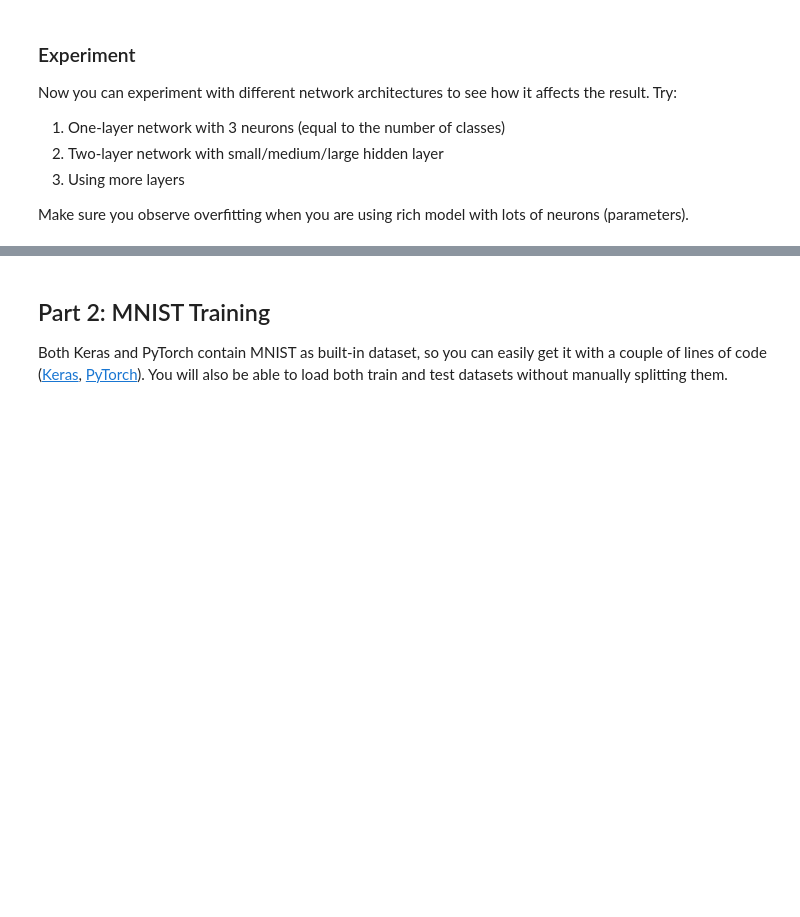
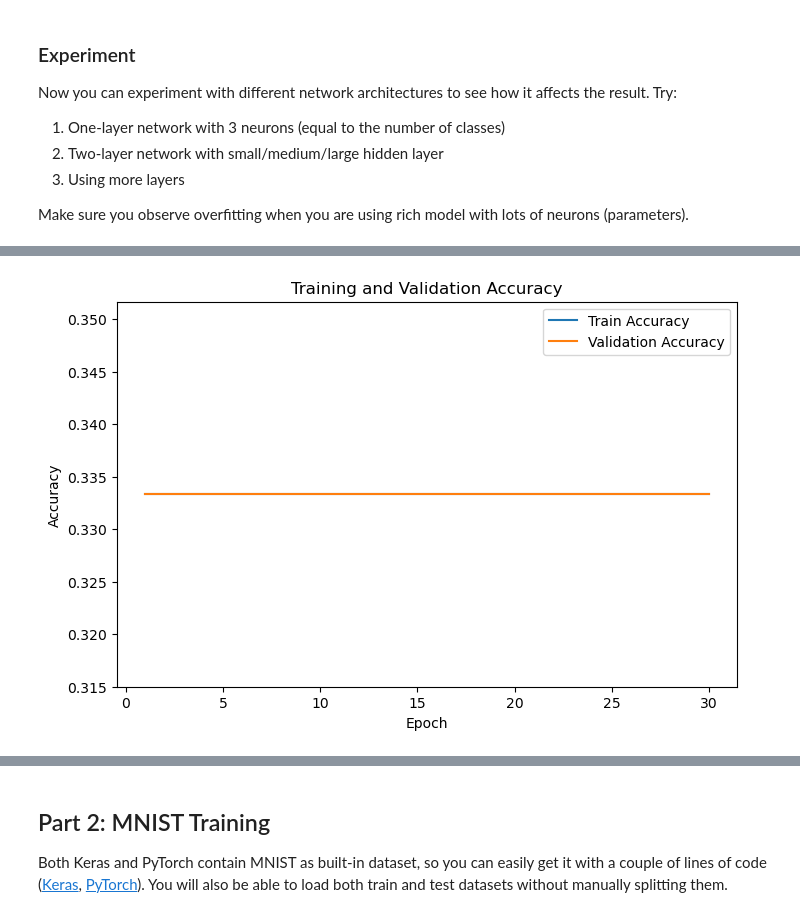
Before and after one commit to sunny-cq-wang/AI-For-Beginners, a Jupyter notebook: lessons/3-NeuralNetworks/05-Frameworks/lab/LabFrameworks.ipynb, the cells around one changed output, grey strips where cells are left out. Cells and saved outputs as stored; diff of their text form; code cells hidden in the pictures; blank space fills up the shorter version.

```diff
--- a/lessons/3-NeuralNetworks/05-Frameworks/lab/LabFrameworks.ipynb
+++ b/lessons/3-NeuralNetworks/05-Frameworks/lab/LabFrameworks.ipynb
@@ -95,0 +300,20 @@ Make sure you observe overfitting when you are using rich model with lots of neu
+# %%
+class TwoLayerNet(nn.Module):
+    def __init__(self, hidden_size=16):
+        super().__init__()
+        self.fc1 = nn.Linear(4, hidden_size)
+        self.relu = nn.ReLU()
+        self.fc2 = nn.Linear(hidden_size, 3)
+
+    def forward(self, x):
+        x = self.fc1(x)
+        x = self.relu(x)
+        x = self.fc2(x)
+        return x
+
+model2sm = TwoLayerNet(hidden_size=8)
+model2md = TwoLayerNet(hidden_size=32)
+model2lg = TwoLayerNet(hidden_size=64)
+# %%
+train_and_track(model2sm, train_loader, test_loader, criterion, optimizer)
+# %% [output]
@@ -95,0 +337 @@ Make sure you observe overfitting when you are using rich model with lots of neu
+[figure, added]
```
Also changed, not shown: parts of 25 cells of this notebook.
